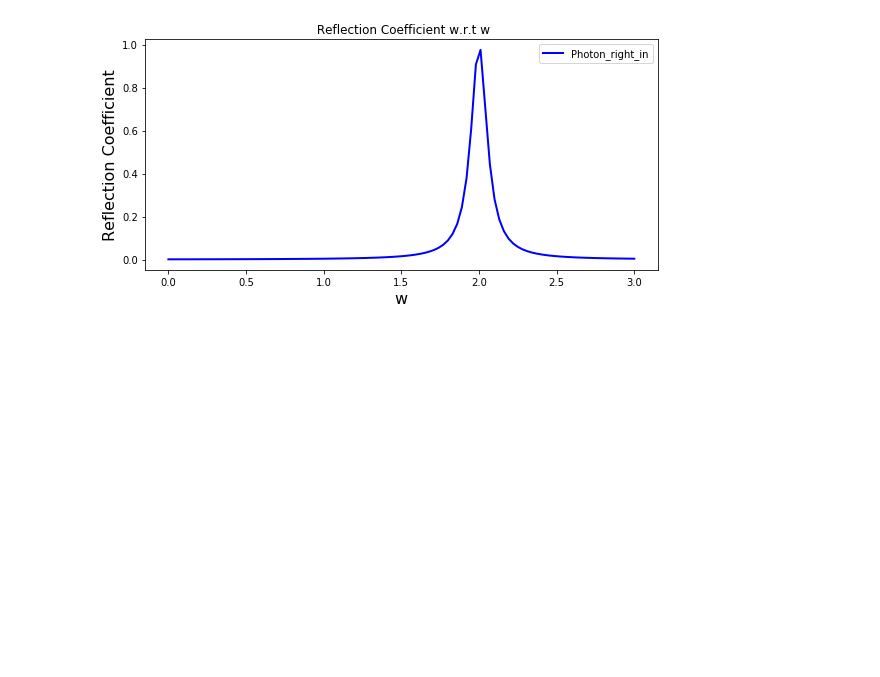
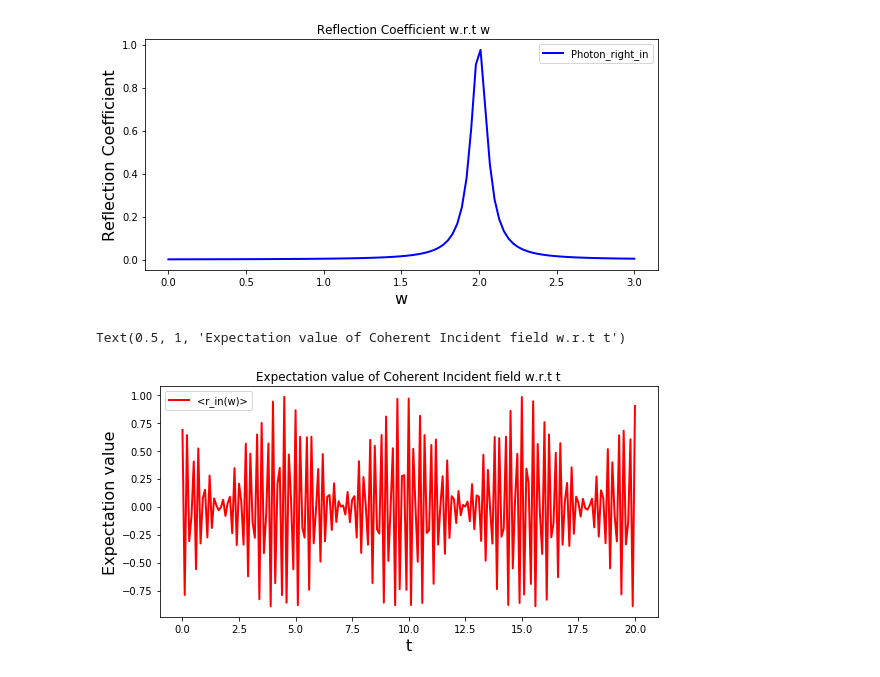
Before and after one commit to Aakashv6/Non-linear-Mirrors, a Jupyter notebook: Non-linear Mirror-Simulation.ipynb, the cells around one changed output. Saved outputs shown, nothing was run; the diff lists cells and outputs as text; code cells hidden in the pictures; blank space fills up the shorter version.

Commit message:
**With Time Evolution of the Incident field**

```diff
--- a/Non-linear Mirror-Simulation.ipynb
+++ b/Non-linear Mirror-Simulation.ipynb
@@ -245,3 +245,42 @@ axes.set_title(" Reflection Coefficient w.r.t w")
 # %% [output]
 Text(0.5, 1, ' Reflection Coefficient w.r.t w')
 [figure]
+# %%
+# Coherent Monochromatic Incident EM field
+psi0 = tensor(coherent(N=5, alpha=1.0), fock(5, 0), fock(5, 0))
+
+w = 2 * 2 * np.pi   # Frequency
+
+K = 0.25                                       # Coupling strength
+theta = np.pi/2                                # Coupling phase
+
+tlist = np.linspace(0, 20, 201)
+co_ops = []
+expt_ops = []
+
+ne, nr_in, nr_out, nl_in, nl_out, r_in, r_out, l_in, l_out, H = Hamiltonian(w, K, theta)
+
+result = mesolve(H, psi, tlist, [], [ne, nr_in, nr_out, nl_out, r_in, r_out, l_in, l_out])
+
+ne_expt = result.expect[0]
+nri_expt = result.expect[1]
+nro_expt = result.expect[2]
+nlo_expt = result.expect[3]
+
+ri_expt = result.expect[4]
+ro_expt = result.expect[5]
+li_expt = result.expect[6]
+lo_expt = result.expect[7]
+# %%
+fig, axes = plt.subplots(1, 1, sharex=True, figsize=(8,4))
+
+axes.plot(tlist, ri_expt, 'r', linewidth=2, label="<r_in(w)>")
+axes.set_ylabel("Expectation value", fontsize=16)
+axes.set_xlabel("t", fontsize=16)
+axes.legend(loc=0)
+
+fig.tight_layout()
+axes.set_title("Expectation value of Coherent Incident field w.r.t t")
+# %% [output]
+Text(0.5, 1, 'Expectation value of Coherent Incident field w.r.t t')
+[figure, added]
```
Also changed, not shown: parts of 5 cells of this notebook.
